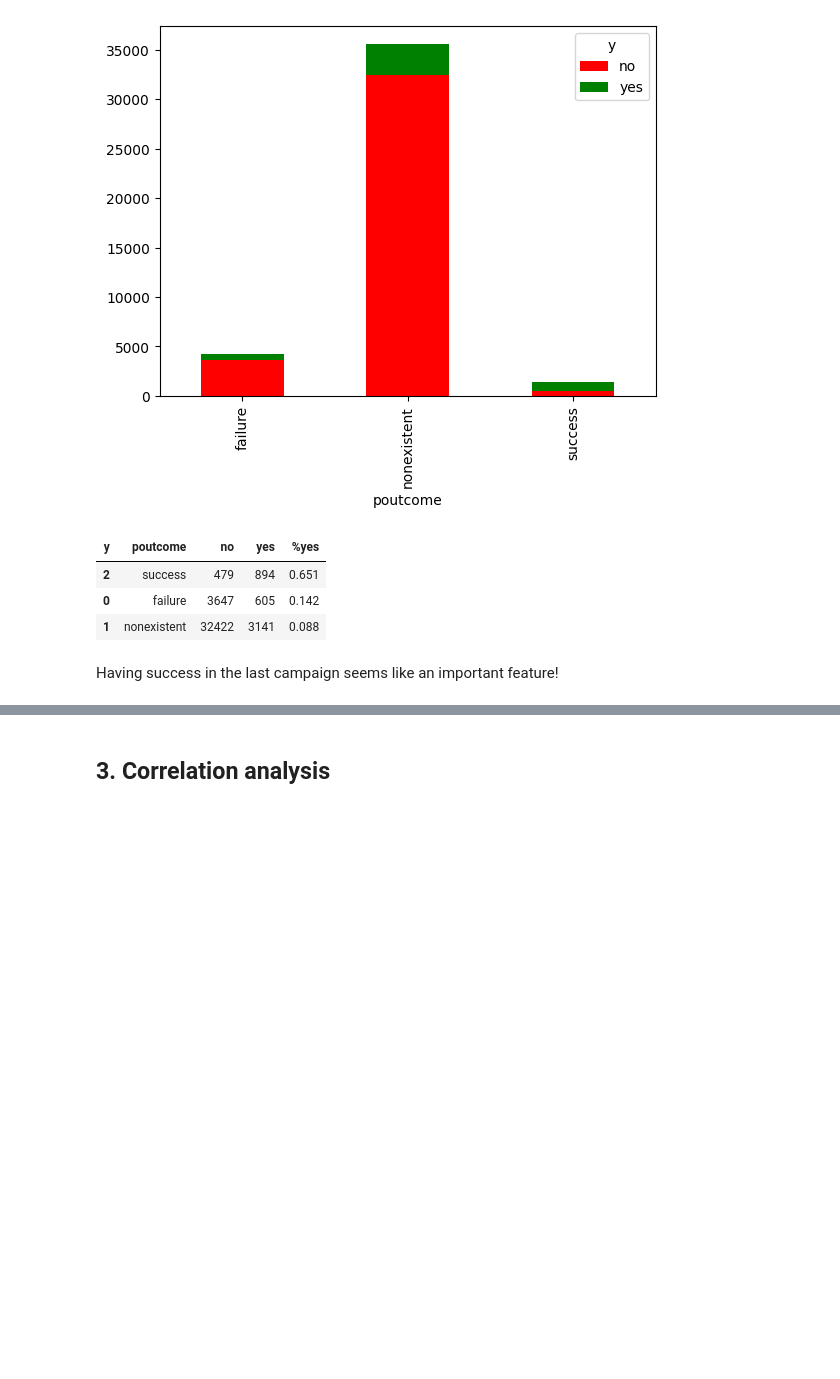
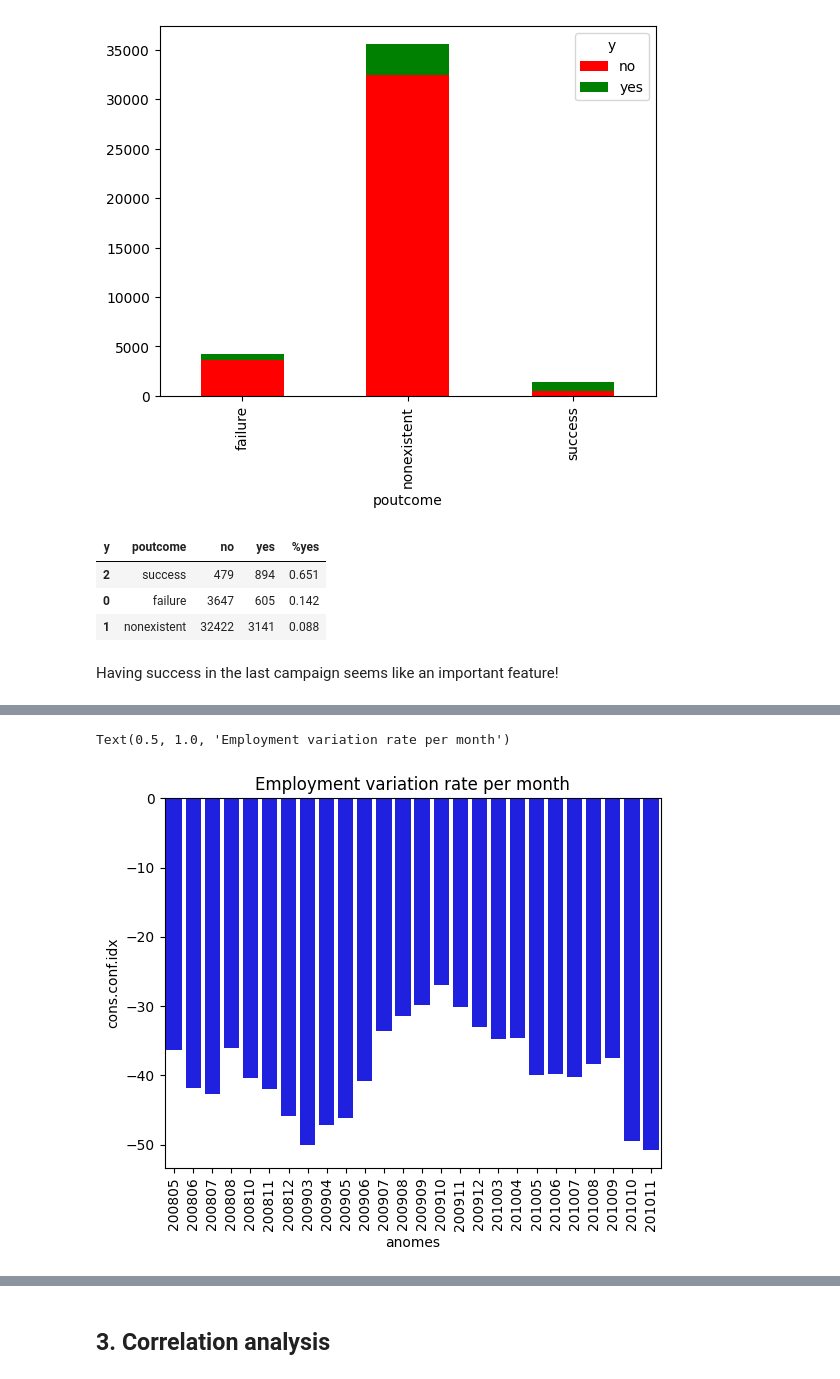
Before and after one commit to mpereiramoretti/pcs5787-projeto, a Jupyter notebook: notebooks/0. EDA.ipynb, the cells around one changed output, grey strips where cells are left out. Cells and saved outputs as stored; diff of their text form; code cells hidden in the pictures; blank space fills up the shorter version.

```diff
--- a/notebooks/0. EDA.ipynb
+++ b/notebooks/0. EDA.ipynb
@@ -948,0 +1062,5 @@ df
+# %%
+df_aux = df.copy()
+df_aux["data"] = df_aux["anomes"].apply(lambda x : datetime.strptime(str(x), '%Y%m'))
+df_aux = df_aux[["anomes", "cons.conf.idx"]].drop_duplicates()
+df_aux.head()
@@ -948,0 +1074,6 @@ df
+# %%
+plt.xticks(rotation=90)
+sns.barplot(data=df_aux, x="anomes", y="cons.conf.idx", color="blue").set_title("Consumer confidence index")
+# %% [output]
+Text(0.5, 1.0, 'Employment variation rate per month')
+[figure, added]
```
Also changed, not shown: parts of 40 cells of this notebook.
